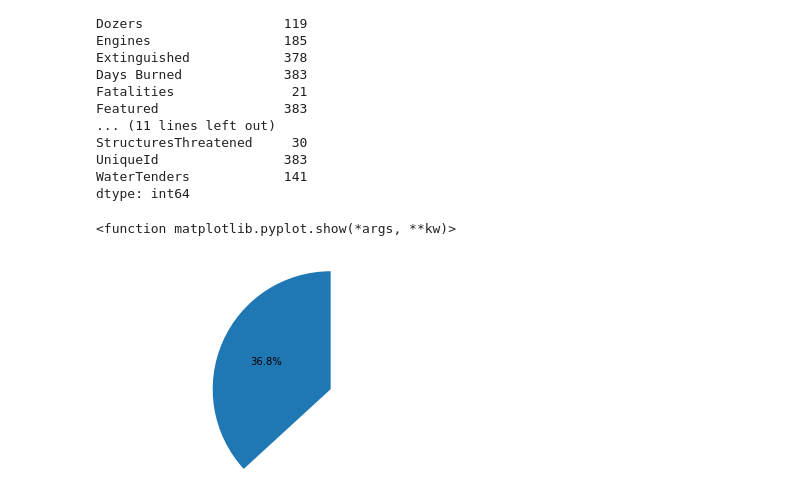
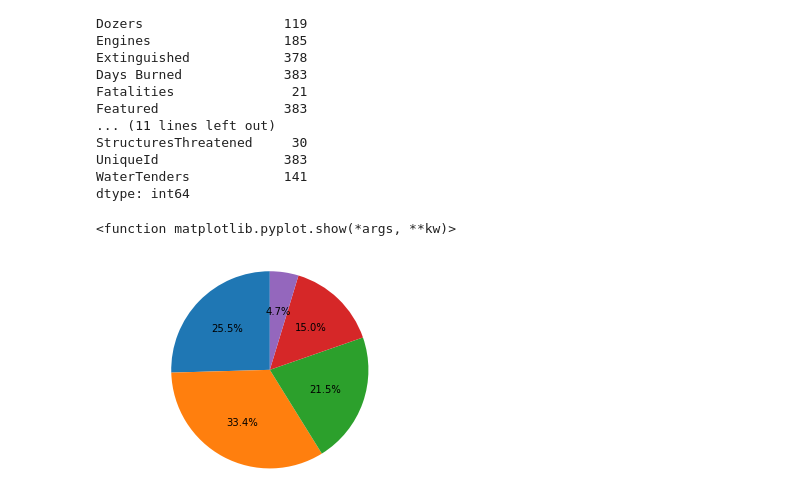
Before and after one commit to jump8621/data-project-I, a Jupyter notebook: pyre.ipynb, the cells around one changed output. Saved outputs shown, nothing was run; the diff lists cells and outputs as text; code cells hidden in the pictures.

```diff
--- a/pyre.ipynb
+++ b/pyre.ipynb
@@ -81,20 +82,30 @@ dtype: int64
 # %%
 # gender_df = gender["Mouse ID"].count()
 # gender_df
 # plotdata = gender_df.plot.pie(figsize=(5,5), autopct="%1.1f%%")
 wt_usage_df = major['WaterTenders'].count()/major.count()
 wt_usage_df
 #(above is in comparison to everything else)
 
 wt_usage = major['WaterTenders'].count()/major["MajorIncident"].count()
 wt_usage
+engines_usage = major['Engines'].count()/major["MajorIncident"].count()
+engines_usage
+dozers_usage = major['Dozers'].count()/major["MajorIncident"].count()
+dozers_usage
+helicopters_usage = major['Helicopters'].count()/major["MajorIncident"].count()
+helicopters_usage
+air_tankers_usage = major['AirTankers'].count()/major["MajorIncident"].count()
+air_tankers_usage
+crews_usage = major['CrewsInvolved'].count()/major["MajorIncident"].count()
+crews_usage
 
-plt.pie(wt_usage, autopct="%1.1f%%", startangle=90)
+plt.pie((wt_usage, engines_usage, dozers_usage, helicopters_usage, air_tankers_usage,), autopct="%1.1f%%", startangle=90)
 # plt.title("Sex")
 plt.axis("equal")
 plt.show
 # labels=labels
 # wt_pie_df = wt_usage_df.plot.pie(figsize=(5,5), autopct="%1.1f%%")
 # %% [output]
 <function matplotlib.pyplot.show(*args, **kw)>
-[figure, old version]
+[figure, new version]
```
Also changed, not shown: parts of 5 cells of this notebook.
